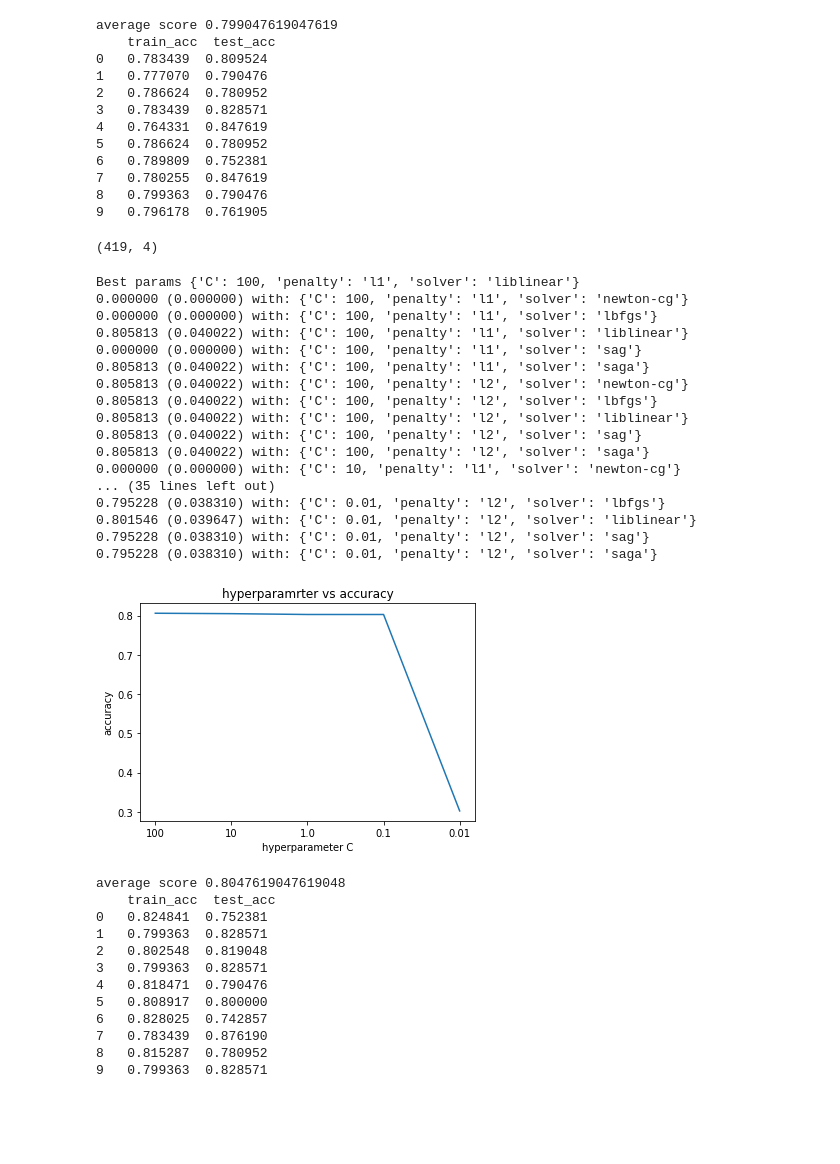
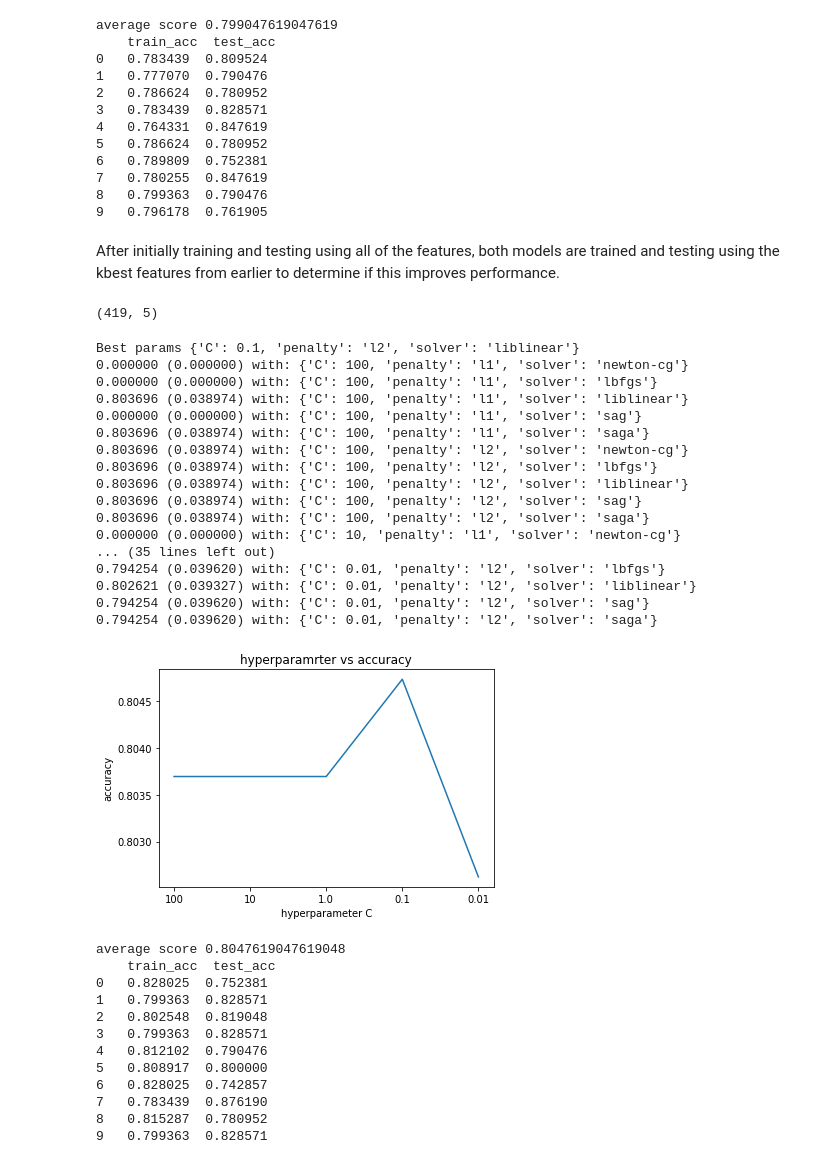
Before and after one commit to maxnbf/Personal-Loans-Model, a Jupyter notebook: project.ipynb, the cells around one changed output. Cells and saved outputs as stored; diff of their text form; code cells hidden in the pictures; blank space fills up the shorter version.

```diff
--- a/project.ipynb
+++ b/project.ipynb
@@ -356,7 +365,7 @@ def plot_effect_of_C(data, hp1, hp2, hpv1, hpv2):
 from sklearn.model_selection import RepeatedStratifiedKFold
 from sklearn.model_selection import GridSearchCV
 
-def train_logistic_regressor(features, target):
+def train_test_logistic_regressor(features, target):
     X_train, X_test, y_train, y_test = train_test_split(features, target)
 
     solvers = ['newton-cg', 'lbfgs', 'liblinear', 'sag', 'saga']
@@ -511,39 +520,41 @@ average score 0.799047619047619
 7   0.780255  0.847619
 8   0.799363  0.790476
 9   0.796178  0.761905
+# %% [markdown]
+After initially training and testing using all of the features, both models are trained and testing using the kbest features from earlier to determine if this improves performance.
 # %%
-features, target = get_features_target(k_best = 4)
+features, target = get_features_target(k_best = num_features)
 print(features.shape)
 # %% [output]
-(419, 4)
+(419, 5)
 # %%
-train_logistic_regressor(features, target)
+train_test_logistic_regressor(features, target)
 # %% [output]
-Best params {'C': 100, 'penalty': 'l1', 'solver': 'liblinear'}
+Best params {'C': 0.1, 'penalty': 'l2', 'solver': 'liblinear'}
 0.000000 (0.000000) with: {'C': 100, 'penalty': 'l1', 'solver': 'newton-cg'}
 0.000000 (0.000000) with: {'C': 100, 'penalty': 'l1', 'solver': 'lbfgs'}
-0.805813 (0.040022) with: {'C': 100, 'penalty': 'l1', 'solver': 'liblinear'}
+0.803696 (0.038974) with: {'C': 100, 'penalty': 'l1', 'solver': 'liblinear'}
 0.000000 (0.000000) with: {'C': 100, 'penalty': 'l1', 'solver': 'sag'}
-0.805813 (0.040022) with: {'C': 100, 'penalty': 'l1', 'solver': 'saga'}
-0.805813 (0.040022) with: {'C': 100, 'penalty': 'l2', 'solver': 'newton-cg'}
-0.805813 (0.040022) with: {'C': 100, 'penalty': 'l2', 'solver': 'lbfgs'}
-0.805813 (0.040022) with: {'C': 100, 'penalty': 'l2', 'solver': 'liblinear'}
-0.805813 (0.040022) with: {'C': 100, 'penalty': 'l2', 'solver': 'sag'}
-0.805813 (0.040022) with: {'C': 100, 'penalty': 'l2', 'solver': 'saga'}
+0.803696 (0.038974) with: {'C': 100, 'penalty': 'l1', 'solver': 'saga'}
+0.803696 (0.038974) with: {'C': 100, 'penalty': 'l2', 'solver': 'newton-cg'}
+0.803696 (0.038974) with: {'C': 100, 'penalty': 'l2', 'solver': 'lbfgs'}
+0.803696 (0.038974) with: {'C': 100, 'penalty': 'l2', 'solver': 'liblinear'}
+0.803696 (0.038974) with: {'C': 100, 'penalty': 'l2', 'solver': 'sag'}
+0.803696 (0.038974) with: {'C': 100, 'penalty': 'l2', 'solver': 'saga'}
 0.000000 (0.000000) with: {'C': 10, 'penalty': 'l1', 'solver': 'newton-cg'}
 ... (35 lines left out)
-0.795228 (0.038310) with: {'C': 0.01, 'penalty': 'l2', 'solver': 'lbfgs'}
-0.801546 (0.039647) with: {'C': 0.01, 'penalty': 'l2', 'solver': 'liblinear'}
-0.795228 (0.038310) with: {'C': 0.01, 'penalty': 'l2', 'solver': 'sag'}
-0.795228 (0.038310) with: {'C': 0.01, 'penalty': 'l2', 'solver': 'saga'}
+0.794254 (0.039620) with: {'C': 0.01, 'penalty': 'l2', 'solver': 'lbfgs'}
+0.802621 (0.039327) with: {'C': 0.01, 'penalty': 'l2', 'solver': 'liblinear'}
+0.794254 (0.039620) with: {'C': 0.01, 'penalty': 'l2', 'solver': 'sag'}
+0.794254 (0.039620) with: {'C': 0.01, 'penalty': 'l2', 'solver': 'saga'}
-[figure, old version]
+[figure, new version]
 average score 0.8047619047619048
     train_acc  test_acc
-0   0.824841  0.752381
+0   0.828025  0.752381
 1   0.799363  0.828571
 2   0.802548  0.819048
 3   0.799363  0.828571
-4   0.818471  0.790476
+4   0.812102  0.790476
 5   0.808917  0.800000
 6   0.828025  0.742857
 7   0.783439  0.876190
```
Also changed, not shown: parts of 10 cells of this notebook.
